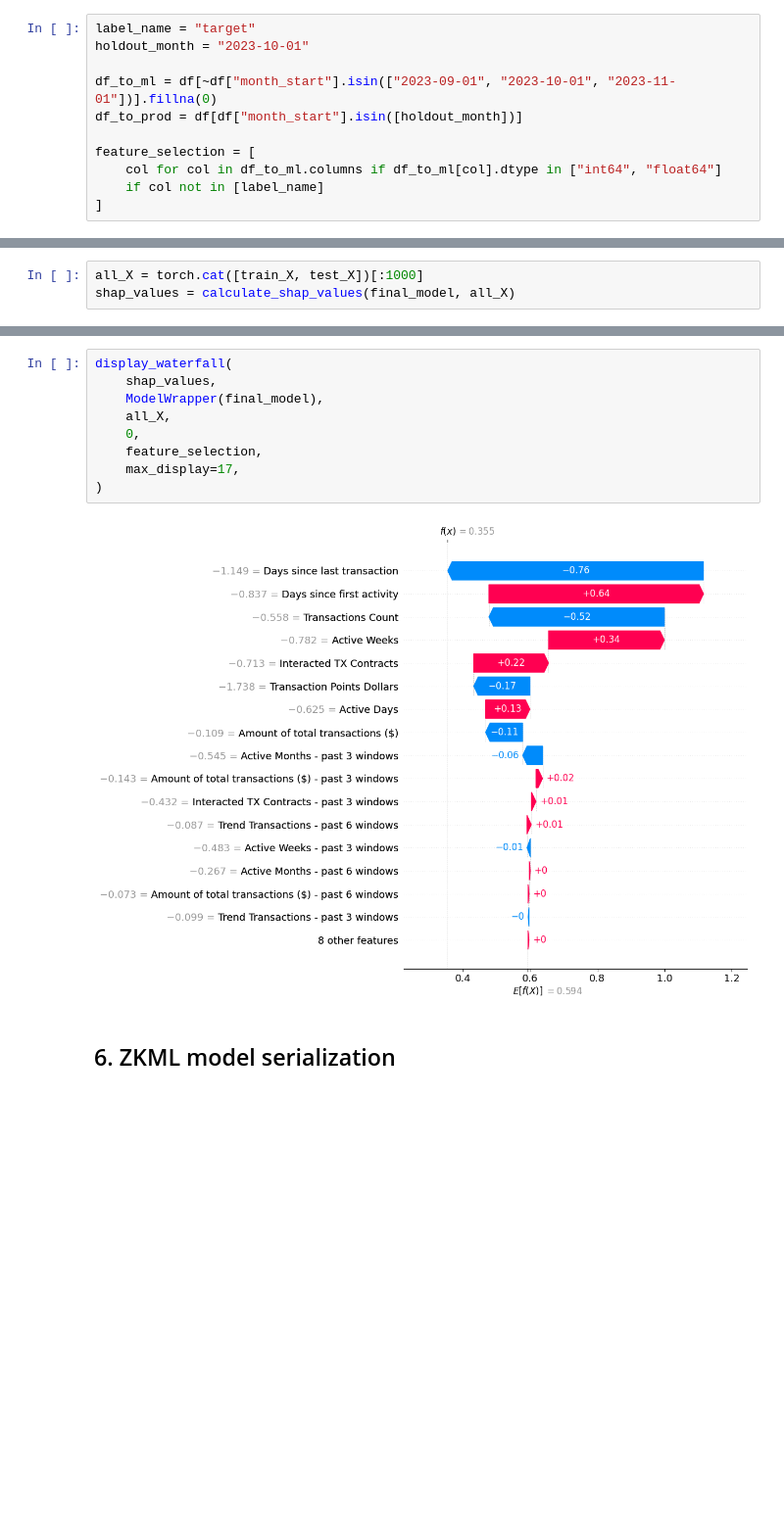
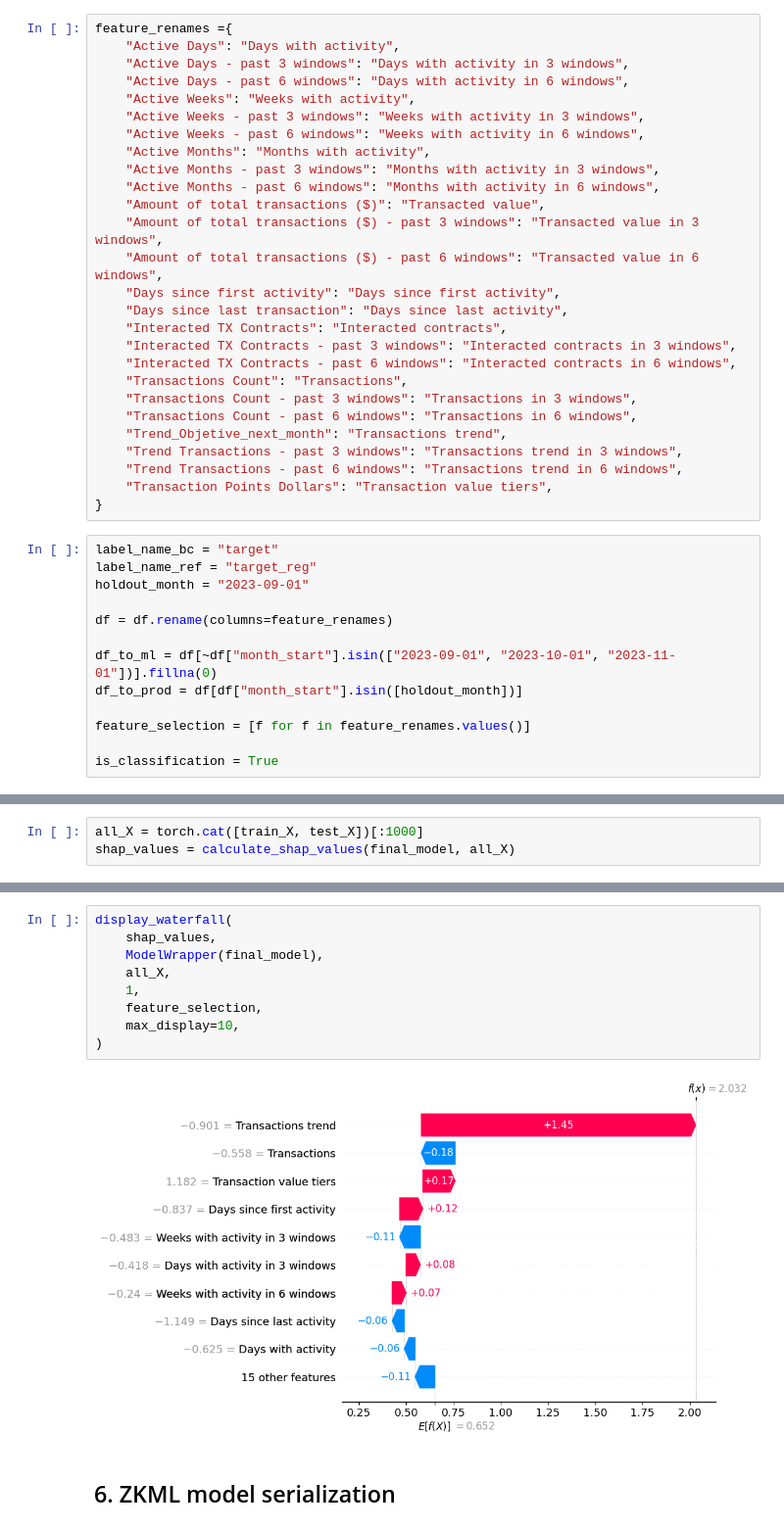
Before and after one commit to CenitFinance/ethglobal_istanbul_2023, a Jupyter notebook: notebooks/ml_pipeline.ipynb, the cells around one changed output, grey strips where cells are left out. Shown at 98% size. Cells and saved outputs as stored; diff of their text form; blank space fills up the shorter version.

```diff
--- a/notebooks/ml_pipeline.ipynb
+++ b/notebooks/ml_pipeline.ipynb
@@ -79,14 +79,43 @@ memory usage: 20.6+ MB
+# %%
+feature_renames ={
+    "Active Days": "Days with activity",
+    "Active Days - past 3 windows": "Days with activity in 3 windows",
+    "Active Days - past 6 windows": "Days with activity in 6 windows",
+    "Active Weeks": "Weeks with activity",
+    "Active Weeks - past 3 windows": "Weeks with activity in 3 windows",
+    "Active Weeks - past 6 windows": "Weeks with activity in 6 windows",
+    "Active Months": "Months with activity",
+    "Active Months - past 3 windows": "Months with activity in 3 windows",
+    "Active Months - past 6 windows": "Months with activity in 6 windows",
+    "Amount of total transactions ($)": "Transacted value",
+    "Amount of total transactions ($) - past 3 windows": "Transacted value in 3 windows",
+    "Amount of total transactions ($) - past 6 windows": "Transacted value in 6 windows",
+    "Days since first activity": "Days since first activity",
+    "Days since last transaction": "Days since last activity",
+    "Interacted TX Contracts": "Interacted contracts",
+    "Interacted TX Contracts - past 3 windows": "Interacted contracts in 3 windows",
+    "Interacted TX Contracts - past 6 windows": "Interacted contracts in 6 windows",
+    "Transactions Count": "Transactions",
+    "Transactions Count - past 3 windows": "Transactions in 3 windows",
+    "Transactions Count - past 6 windows": "Transactions in 6 windows",
+    "Trend_Objetive_next_month": "Transactions trend",
+    "Trend Transactions - past 3 windows": "Transactions trend in 3 windows",
+    "Trend Transactions - past 6 windows": "Transactions trend in 6 windows",
+    "Transaction Points Dollars": "Transaction value tiers",
+}
 # %%
-label_name = "target"
-holdout_month = "2023-10-01"
+label_name_bc = "target"
+label_name_ref = "target_reg"
+holdout_month = "2023-09-01"
+
+df = df.rename(columns=feature_renames)
 
 df_to_ml = df[~df["month_start"].isin(["2023-09-01", "2023-10-01", "2023-11-01"])].fillna(0)
 df_to_prod = df[df["month_start"].isin([holdout_month])]
 
-feature_selection = [
-    col for col in df_to_ml.columns if df_to_ml[col].dtype in ["int64", "float64"]
-    if col not in [label_name]
-]
+feature_selection = [f for f in feature_renames.values()]
+
+is_classification = True
 # %% [markdown]
 ## 2. Data preprocessing
 # %%
@@ -285,14 +315,14 @@ display_beeswarm(ModelWrapper(final_model), all_X, feature_selection, shap_value
 # %%
 display_waterfall(
     shap_values,
     ModelWrapper(final_model),
     all_X,
-    0,
+    1,
     feature_selection,
-    max_display=17,
+    max_display=10,
 )
 # %% [output]
-[figure, old version]
+[figure, new version]
 # %% [markdown]
 ## 6. ZKML model serialization
 # %%
```
Also changed, not shown: parts of 17 cells of this notebook, 16 other files.
